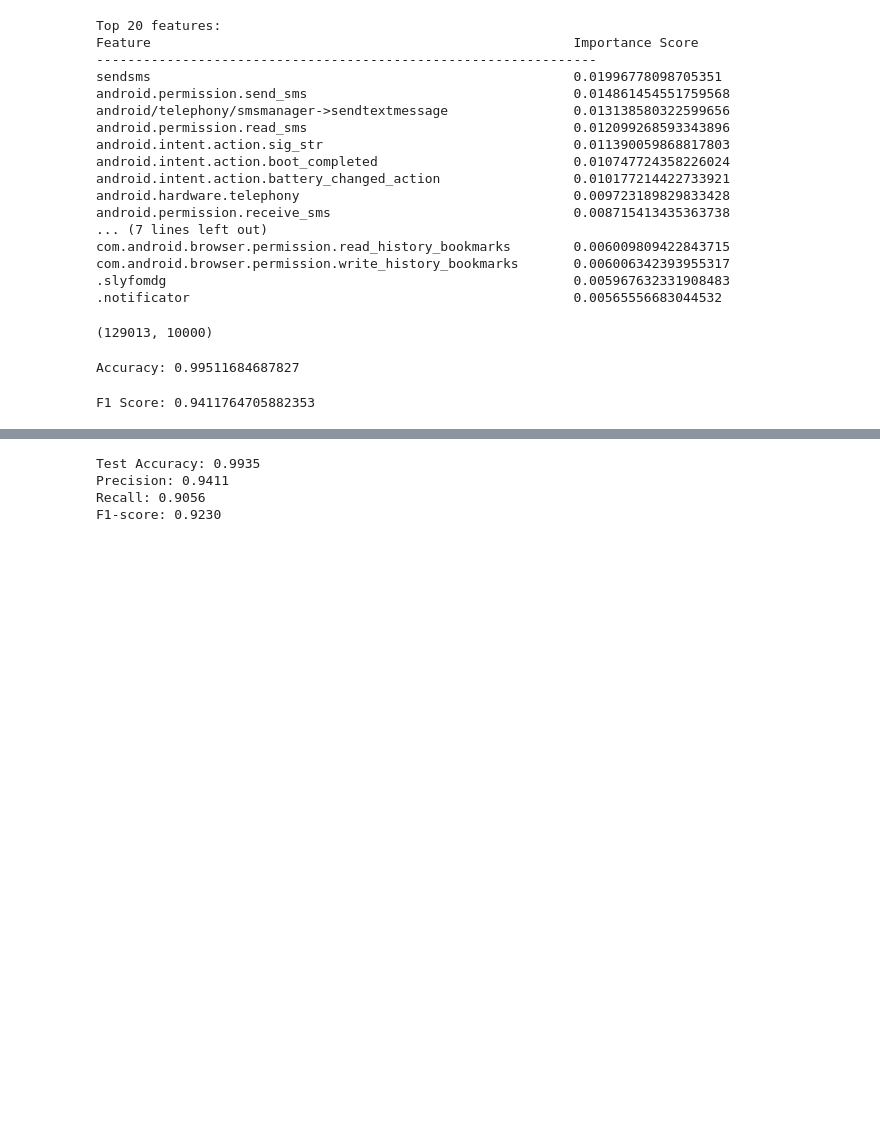
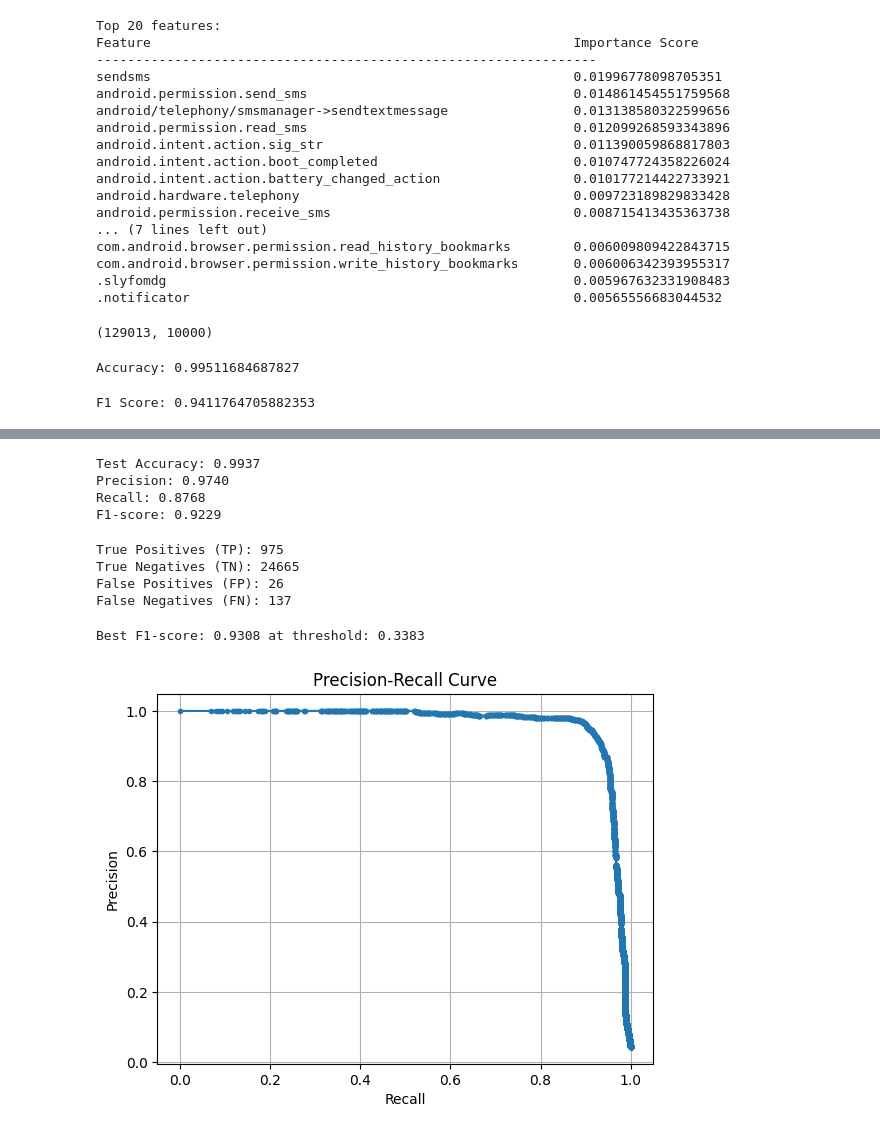
Before and after one commit to mostafa-ja/mal_adv3, a Jupyter notebook: Feature_Importance.ipynb, the cells around one changed output, grey strips where cells are left out. Saved outputs shown, nothing was run; the diff lists cells and outputs as text; code cells hidden in the pictures; blank space fills up the shorter version.

```diff
--- a/Feature_Importance.ipynb
+++ b/Feature_Importance.ipynb
@@ -310,10 +310,10 @@ model = MalwareClassifier(dropout_prob=0.6)
 
 # Define loss function and optimizer
 criterion = nn.BCELoss()
-optimizer = optim.Adam(model.parameters(), lr=0.005)
+optimizer = optim.Adam(model.parameters(), lr=0.001)
 
 # Train the model
-num_epochs = 10
+num_epochs = 50
 for epoch in range(num_epochs):
     model.train()  # Set the model to training mode
     for batch_X, batch_labels in train_loader:
@@ -410,7 +408,74 @@ print(f'Precision: {precision:.4f}')
 print(f'Recall: {recall:.4f}')
 print(f'F1-score: {f1:.4f}')
 # %% [output]
-Test Accuracy: 0.9935
-Precision: 0.9411
-Recall: 0.9056
-F1-score: 0.9230
+Test Accuracy: 0.9937
+Precision: 0.9740
+Recall: 0.8768
+F1-score: 0.9229
+# %%
+# Calculate true positives, true negatives, false positives, and false negatives
+TP = ((predictions == 1) & (true_labels == 1)).sum()
+TN = ((predictions == 0) & (true_labels == 0)).sum()
+FP = ((predictions == 1) & (true_labels == 0)).sum()
+FN = ((predictions == 0) & (true_labels == 1)).sum()
+
+print(f'True Positives (TP): {TP}')
+print(f'True Negatives (TN): {TN}')
+print(f'False Positives (FP): {FP}')
+print(f'False Negatives (FN): {FN}')
+# %% [output]
+True Positives (TP): 975
+True Negatives (TN): 24665
+False Positives (FP): 26
+False Negatives (FN): 137
+# %%
+#here , we define prediction, as probability(not binary)
+
+import numpy as np
+from sklearn.metrics import f1_score
+
+# Evaluate the trained model on the test set
+model.eval()  # Set the model to evaluation mode
+predictions = []
+true_labels = []
+
+with torch.no_grad():
+    for X_batch, labels_batch in test_loader:
+        outputs = model(X_batch)
+        predictions.extend(outputs.tolist())
+        true_labels.extend(labels_batch.tolist())
+
+# Convert predictions and true labels to numpy arrays
+predictions = np.array(predictions)
+true_labels = np.array(true_labels)
+
+
+# Calculate precision and recall
+precision, recall, thresholds = precision_recall_curve(true_labels, predictions)
+
+# Calculate F1-score for each threshold
+f1_scores = 2 * (precision * recall) / (precision + recall)
+
+# Find the threshold that maximizes the F1-score
+best_f1_threshold = thresholds[np.argmax(f1_scores)]
+best_f1_score = np.max(f1_scores)
+
+print(f'Best F1-score: {best_f1_score:.4f} at threshold: {best_f1_threshold:.4f}')
+# %% [output]
+Best F1-score: 0.9308 at threshold: 0.3383
+# %%
+import matplotlib.pyplot as plt
+from sklearn.metrics import precision_recall_curve
+
+# Calculate precision and recall
+precision, recall, _ = precision_recall_curve(true_labels, predictions)
+
+# Plot precision-recall curve
+plt.plot(recall, precision, marker='.')
+plt.xlabel('Recall')
+plt.ylabel('Precision')
+plt.title('Precision-Recall Curve')
+plt.grid(True)
+plt.show()
+# %% [output]
+[figure, added]
```
Also changed, not shown: parts of 2 cells of this notebook.
